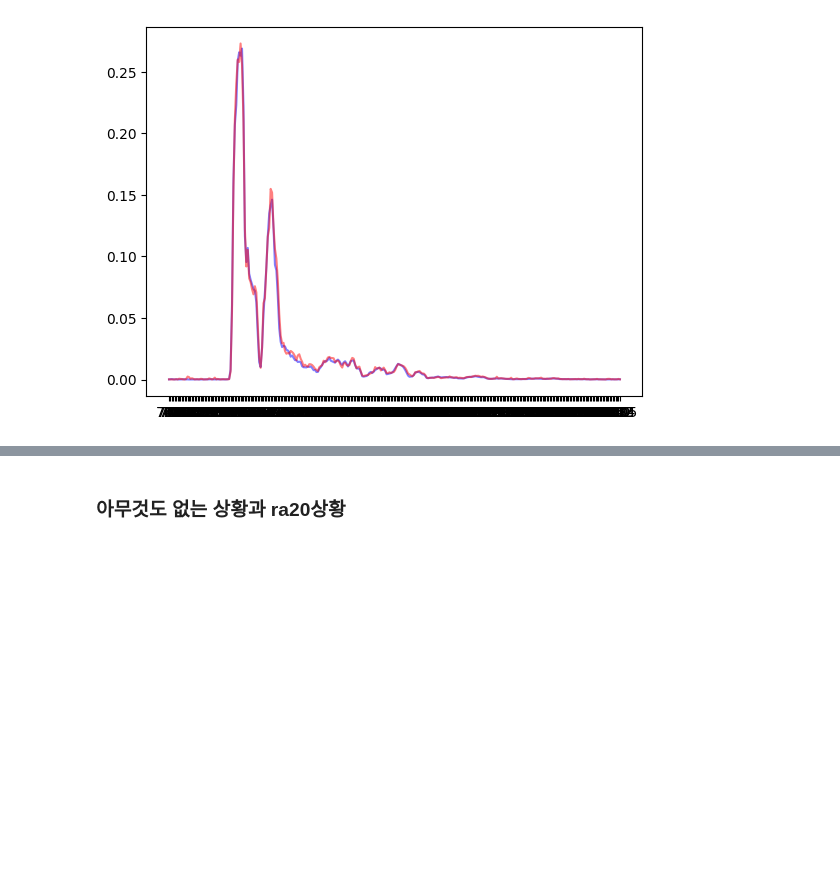
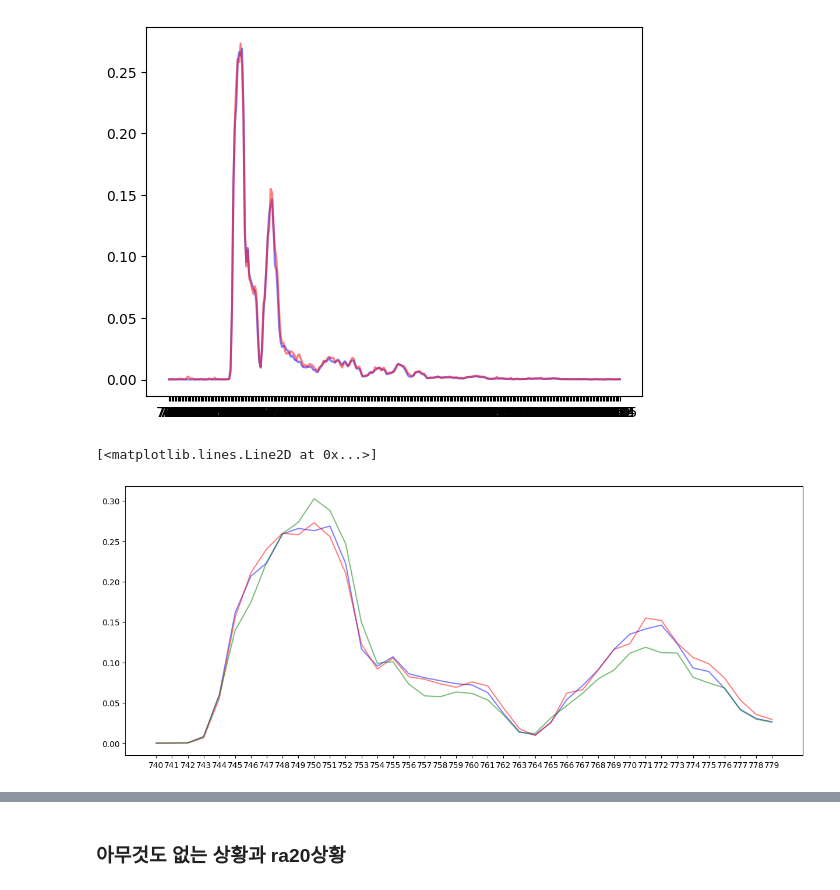
Before and after one commit to jkworldchampion/tag-less_tracking_with_uwb, a Jupyter notebook: cnn_classification.ipynb, the cells around one changed output, grey strips where cells are left out. Cells and saved outputs as stored; diff of their text form; code cells hidden in the pictures; blank space fills up the shorter version.

```diff
--- a/cnn_classification.ipynb
+++ b/cnn_classification.ipynb
@@ -271,3 +289,13 @@ plt.plot(mean_ra20[700:], color='red', alpha=0.5, label='ra20')
 plt.show()
 # %% [output]
 [figure]
+# %%
+mean_empty = empty.mean()
+mean_rt215 = rt215.mean()
+plt.figure(figsize=(15, 6))
+plt.plot(mean_ra215[740:780], color='blue', alpha=0.5, label='ra215')
+plt.plot(mean_ra20[740:780], color='red', alpha=0.5, label='ra20')
+plt.plot(mean_rt215[740:780], color='green', alpha=0.5, label='ra20')
+# %% [output]
+[<matplotlib.lines.Line2D at 0x...>]
+[figure, added]
```
Also changed, not shown: parts of 12 cells of this notebook.
